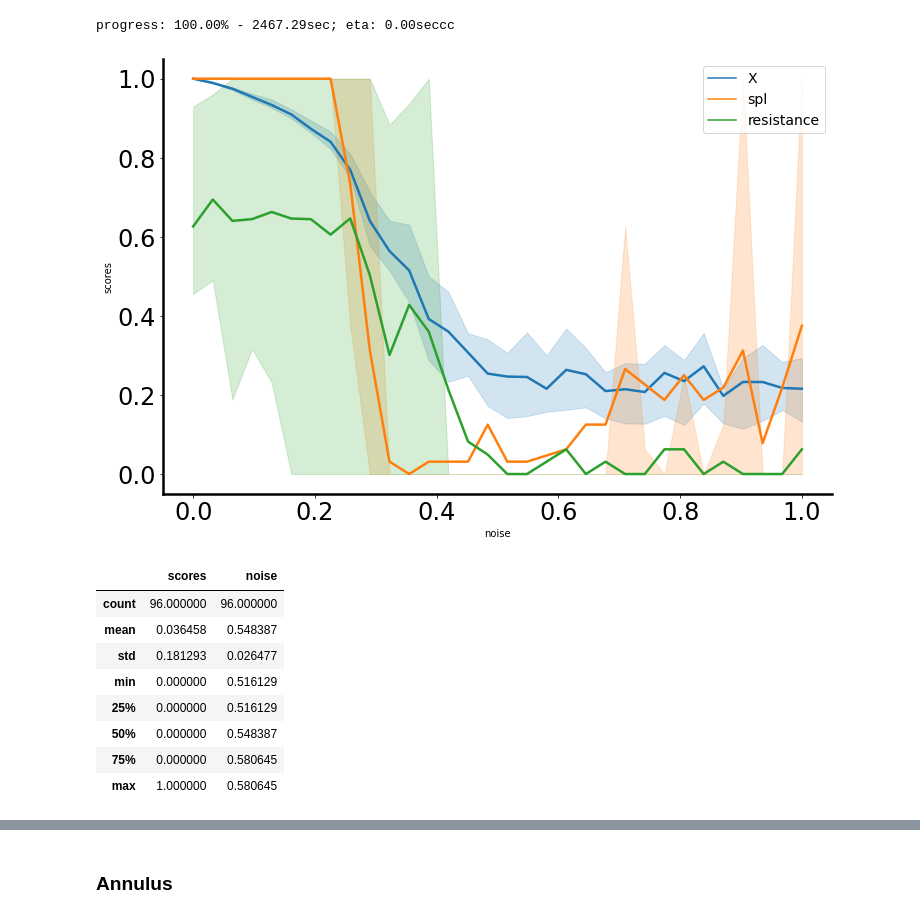
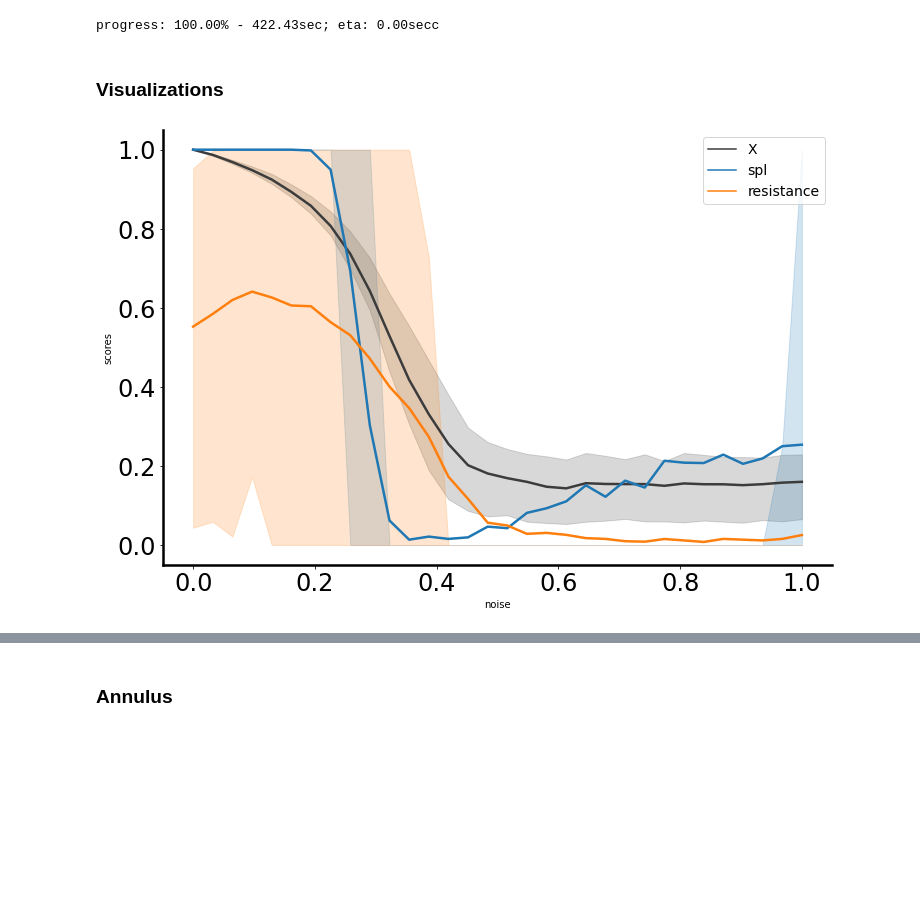
Before and after one commit to ClusterDuck123/ringity, a Jupyter notebook: doc/notebooks/paper_figures/exploring_different_metric_structures.ipynb, the cells around one changed output, grey strips where cells are left out. Cells and saved outputs as stored; diff of their text form; code cells hidden in the pictures; blank space fills up the shorter version.

Commit message:
added code to reuse pre-computed data

```diff
--- a/doc/notebooks/paper_figures/exploring_different_metric_structures.ipynb
+++ b/doc/notebooks/paper_figures/exploring_different_metric_structures.ipynb
@@ -23,0 +31,19 @@ def get_second(pdgm):
+# %%
+# Calculation parameters
+continue_calculations = True # Decide to continue calculation or start from scratch
+
+nb_noises = 2**5
+nb_samples = 2**2
+# %%
+noises = np.linspace(0, max_noise, nb_noises).round(6)
+samples = range(nb_samples)
+
+if not continue_calculations:
+    data_dict = defaultdict(lambda: defaultdict(list))
+else:
+    data_dict = defaultdict(dict)
+    with open(f'../../../data/pdgms_circles_N{N}_ERFC{er_fc_th}.json', 'r') as f:
+        data_json = json.load(f)
+        for metric in data_json:
+            for noise in data_json[metric]:
+                data_dict[metric][round(float(noise), 6)] = list(map(rng.PDiagram, data_json[metric][noise]))
@@ -24,19 +52,5 @@ def get_second(pdgm):
 # %%
-N = 2**8
-er_fc_th = 10
-max_noise = 1
-
-nb_noises = 2**5
-nb_samples = 2**5
-
-metrics = ['spl', 'current_flow', 'resistance', 'betweenness']
-score_df = pd.DataFrame(columns = metrics + ['X'])
-
-noises = np.linspace(0, max_noise, nb_noises)
-samples = range(nb_samples)
-
 # Initialize data_dict
-data_dict = defaultdict(lambda: defaultdict(list))
 t1 = time.time()
 
 nb_loops = sum(1 for _ in product(noises, samples))
@@ -52,16 +66,13 @@ for nr, (noise, _) in enumerate(product(noises, samples)):
     pdgm_X = rng.pdiagram_from_point_cloud(X)
     data_dict['X'][noise].append(pdgm_X)
 
-    for metric in metrics:
+    for metric in set(METRICS) - {'X'}:
         pdgm = rng.pdiagram_from_network(G, metric = metric)
         data_dict[metric][noise].append(pdgm)
-
-        if len(pdgm) == 0:
-            print('wow')
 
     t2 = time.time()
     p = (nr+1)/nb_loops
     diff = t2-t1
     print(f'progress: {100*p:.2f}% - {diff:.2f}sec; eta: {diff*(1/p - 1):.2f}sec', end = '\r')
 # %% [output]
-progress: 100.00% - 2467.29sec; eta: 0.00seccc
+progress: 100.00% - 422.43sec; eta: 0.00secc
@@ -68,8 +84,10 @@ progress: 100.00% - 2467.29sec; eta: 0.00seccc
+# %% [markdown]
+### Visualizations
 # %%
 to_concatinate = []
 for metric, data in data_dict.items():
     for noise, pdgms in data.items():
-        scores = [pdgm.ring_score() for pdgm in pdgms]
+        scores = [pdgm.ring_score('gap') for pdgm in pdgms]
         df_metric_chunk = pd.DataFrame({'scores' : scores,
                                         'metric' : metric,
                                         'noise' : noise})
@@ -81,38 +97,26 @@ palette = sns.color_palette(n_colors = 5)
 # %%
 fig, ax = plt.subplots(figsize = (12,8))
 
 plot_data = data_df[data_df.metric.isin({'X', 'spl', 'resistance'})]
 # plot_data = data_df
 
 ax = sns.lineplot(data = plot_data,
                   x = 'noise',
                   y = 'scores',
                   hue = 'metric',
                   linewidth = 2.5,
                   errorbar = ('pi', 50),
-                  palette = palette[:3],
+                  palette = [X_color] + PALETTE[0:2],
                   ax = ax)
 
 rng.plotting.styling.ax_setup(ax)
 
 leg = ax.legend(fontsize = 14)
 
 # fig.savefig('plots/direct_metrics_noisy_circle.png')
 # fig.savefig('plots/direct_metrics_noisy_circle.pdf')
 # %% [output]
-[figure, old version]
+[figure, new version]
-# %%
-data_df[(data_df.metric == 'spl') & (data_df.noise.between(0.5, 0.6))].describe()
-# %% [output]
-|  | scores | noise |
-| count | 96.000000 | 96.000000 |
-| mean | 0.036458 | 0.548387 |
-| std | 0.181293 | 0.026477 |
-| min | 0.000000 | 0.516129 |
-| 25% | 0.000000 | 0.516129 |
-| 50% | 0.000000 | 0.548387 |
-| 75% | 0.000000 | 0.580645 |
-| max | 1.000000 | 0.580645 |
 # %%
 fig, ax = plt.subplots(figsize = (12,8))
 
```
Also changed, not shown: parts of 28 cells of this notebook, 1 other file.
